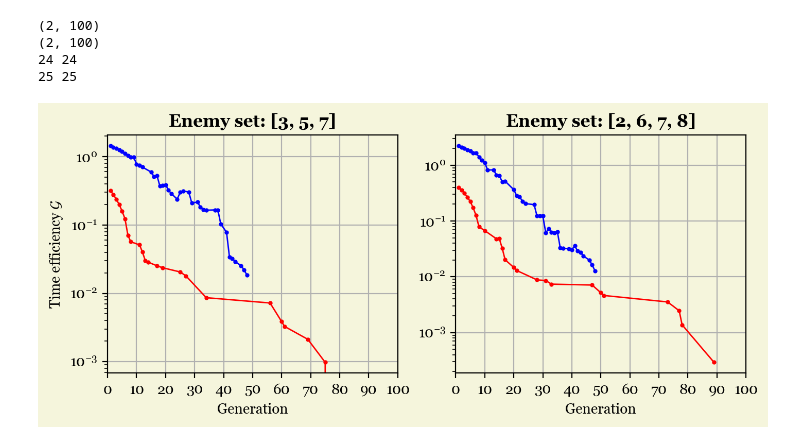
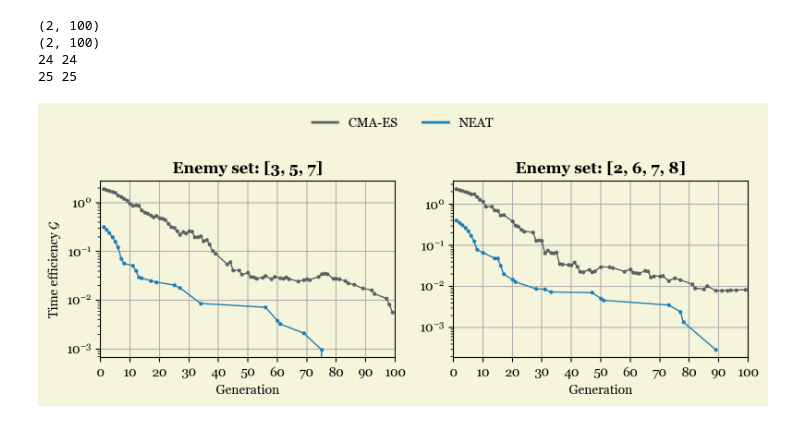
Before and after one commit to jonas4climate/evoman_ec, a Jupyter notebook: generalist_visualization.ipynb, the cells around one changed output. Saved outputs shown, nothing was run; the diff lists cells and outputs as text; code cells hidden in the pictures.

Commit message:
fixed legend time plot and created plots with final data

```diff
--- a/generalist_visualization.ipynb
+++ b/generalist_visualization.ipynb
@@ -69,8 +76,8 @@ This figure presents a comparison of fitness of generalist agents trained with t
 ### Load CMAES fitness data
 # %%
 cmaes_data = np.array([
-    np.load(os.path.join(CMAES_DATAPATH, "set_1", "hp_crit_mean_of_max", "train_all_fitnesses.npy"))[:,:NGEN,:],
-    np.load(os.path.join(CMAES_DATAPATH, "set_2", "hp_crit_mean_of_max", "train_all_fitnesses.npy"))[:,:NGEN,:]
+    np.load(os.path.join(CMAES_DATAPATH, "set_1", "hp_crit_mean", "train_all_fitnesses.npy"))[:,:NGEN,:],
+    np.load(os.path.join(CMAES_DATAPATH, "set_2", "hp_crit_mean", "train_all_fitnesses.npy"))[:,:NGEN,:]
 ])
 
 print(cmaes_data.shape)
@@ -154,15 +161,15 @@ for (i, enemy_set) in enumerate([ENEMY_SET_1, ENEMY_SET_2]):
 lines = []
 labels = []
 for i in range(2):
-    # line1 = axes[i].errorbar(range(NGEN), neat_avg_mean[i], yerr=neat_sd_mean[i], alpha=0.6, lw=1.2, color="red", label="NEAT mean")
-    # line2 = axes[i].errorbar(range(NGEN), neat_avg_max[i], yerr=neat_sd_max[i], alpha=0.6, lw=1.2, color="darkred", label="NEAT max")
+    #line1 = axes[i].errorbar(range(NGEN), neat_avg_mean[i], yerr=neat_sd_mean[i], alpha=0.6, lw=1.2, color="red", label="NEAT mean")
+    #line2 = axes[i].errorbar(range(NGEN), neat_avg_max[i], yerr=neat_sd_max[i], alpha=0.6, lw=1.2, color="darkred", label="NEAT max")
     # line3 = axes[i].errorbar(range(NGEN), np.mean(cmaes_mean[i], axis=0), yerr=np.std(cmaes_mean[i], axis=0), alpha=0.6, lw=1.2, color="royalblue", label="CMAES mean")
     # line4 = axes[i].errorbar(range(NGEN), np.mean(cmaes_max[i], axis=0), yerr=np.std(cmaes_max[i], axis=0), alpha=0.6, lw=1.2, color="darkblue", label="CMAES max")
     # line5 = axes[i].errorbar(range(NGEN), np.mean(cmaes_hof[i], axis=0), yerr=np.std(cmaes_hof[i], axis=0), alpha=0.6, lw=1.2, color="green", label="CMAES HOF-max")
 
-    line3 = plot_mean_with_sd(axes[i], range(50), np.mean(cmaes_mean[i], axis=0), np.std(cmaes_mean[i], axis=0), color="#5a6063", label="CMAES-mean")
-    # line4 = plot_mean_with_sd(axes[i], range(NGEN), np.mean(cmaes_max[i], axis=0), np.std(cmaes_max[i], axis=0), color="#565759", label="CMAES-max")
-    line4 = plot_mean_with_sd(axes[i], range(50), np.mean(cmaes_hof[i], axis=0), np.std(cmaes_hof[i], axis=0), color="#97a2a8", label="CMAES HOF-max")
+    line3 = plot_mean_with_sd(axes[i], range(100), np.mean(cmaes_mean[i], axis=0), np.std(cmaes_mean[i], axis=0), color="#5a6063", label="CMAES-mean")
+    #line4 = plot_mean_with_sd(axes[i], range(NGEN), np.mean(cmaes_max[i], axis=0), np.std(cmaes_max[i], axis=0), color="#565759", label="CMAES-max")
+    line4 = plot_mean_with_sd(axes[i], range(100), np.mean(cmaes_hof[i], axis=0), np.std(cmaes_hof[i], axis=0), color="#97a2a8", label="CMAES HOF-max")
 
     line1 = plot_mean_with_sd(axes[i], range(100), np.mean(neat_mean[i], axis=0), np.std(neat_mean[i], axis=0), color="#1d7eb3", label="NEAT-mean")
     line2 = plot_mean_with_sd(axes[i], range(100), np.mean(neat_max[i], axis=0), np.std(neat_max[i], axis=0), color="#23c2de", label="NEAT-max")
@@ -173,6 +180,6 @@ for i in range(2):
 
 fig.tight_layout(rect=[0, 0, 1, 0.95])
 fig.legend(lines, labels, loc='upper center', ncol=4, bbox_to_anchor=(0.5, 1.02), fontsize=10, frameon=False)
-# fig.savefig("figures/convergence.png", dpi=400)
+#fig.savefig("figures/convergence.png", dpi=400)
 plt.show()
 # %% [output]
@@ -304,7 +352,7 @@ labels = []
 
 for (i, enemy_set) in enumerate([ENEMY_SET_1, ENEMY_SET_2]):
 
-    line1 = plot_mean_with_sd(axes[i], range(50), np.mean(cmaes_cumtime[i], axis=0), np.std(cmaes_cumtime[i], axis=0), color="#5a6063", label=f"CMAES: {ENEMY_SET_2}")
+    line1 = plot_mean_with_sd(axes[i], range(100), np.mean(cmaes_cumtime[i], axis=0), np.std(cmaes_cumtime[i], axis=0), color="#5a6063", label=f"CMAES: {ENEMY_SET_2}")
     line2 = plot_mean_with_sd(axes[i], range(100), np.mean(neat_cumtime[i], axis=0), np.std(neat_cumtime[i], axis=0), color="#1d7eb3", label=f"NEAT: {ENEMY_SET_2}")
 
     if i == 0:
@@ -396,42 +444,50 @@ for i in range(2):
 24 24
 25 25
 # %%
+from matplotlib.lines import Line2D
+
 fig, axes = plt.subplots(1, 2, figsize=(8, 3), dpi=200)
 fig.patch.set_facecolor('beige')
 
 # Plot formatting
 for (i, enemy_set) in enumerate([ENEMY_SET_1, ENEMY_SET_2]):
     # axes[i].set_ylim(-20, 115)
     # axes[i].set_yticks(np.arange(-20, 101, 20))
 
     axes[i].set_facecolor('beige')
 
     if i == 0:
         axes[i].set_ylabel("Time efficiency " + r"$\mathcal{G}$")
 
     axes[i].set_xlim(0, NGEN)
     axes[i].set_xticks(np.arange(0, 101, 10))
     axes[i].set_xlabel("Generation")
     axes[i].set_title(f"Enemy set: {enemy_set}", weight="bold")
     axes[i].set_yscale('log')
     axes[i].grid()
 
 lines = []
 labels = []
 
 for (i, enemy_set) in enumerate([ENEMY_SET_1, ENEMY_SET_2]):
-    line1 = axes[i].plot(cmaes_timeeff_plotdata[i][0], cmaes_timeeff_plotdata[i][1], '-o', c='blue', lw=1, ms=2)
-    line2 = axes[i].plot(neat_timeeff_plotdata[i][0], neat_timeeff_plotdata[i][1], '-o', c='red', lw=1, ms=2)
-    # line1 = plot_mean_with_sd(axes[i], range(50), np.mean(cmaes_timeeff[i], axis=0), np.std(cmaes_timeeff[i], axis=0), color="#5a6063", label=f"CMAES: {ENEMY_SET_2}")
-    # line2 = plot_mean_with_sd(axes[i], range(100), np.mean(neat_timeeff[i], axis=0), np.std(neat_timeeff[i], axis=0), color="#1d7eb3", label=f"NEAT: {ENEMY_SET_2}")
+    line1 = axes[i].plot(cmaes_timeeff_plotdata[i][0], cmaes_timeeff_plotdata[i][1], '-o', color="#5a6063", lw=1, ms=2)
+    line2 = axes[i].plot(neat_timeeff_plotdata[i][0], neat_timeeff_plotdata[i][1], '-o', color="#1d7eb3", lw=1, ms=2)
+    #line1 = plot_mean_with_sd(axes[i], range(100), np.mean(cmaes_timeeff[i], axis=0), np.std(cmaes_timeeff[i], axis=0), color="#5a6063", label=f"CMAES: {ENEMY_SET_2}")
+    #line2 = plot_mean_with_sd(axes[i], range(100), np.mean(neat_timeeff[i], axis=0), np.std(neat_timeeff[i], axis=0), color="#1d7eb3", label=f"NEAT: {ENEMY_SET_2}")
 
-#     if i == 0:
-#         lines.extend([line1, line2])
-#         labels.extend([f"CMAES", f"NEAT"])
+    #if i == 0:
+        #lines.extend([line1, line2])
+        #labels.extend([f"CMAES", f"NEAT"])
 
-# fig.tight_layout(rect=[0, 0, 1, 0.95])
-# fig.legend(lines, labels, loc='upper center', ncol=2, bbox_to_anchor=(0.5, 1.10), fontsize=10, frameon=False)
-# fig.savefig("figures/convergence.png", dpi=400)
+# Create custom Line2D objects for the legend
+CMA_line = Line2D([0], [0], color="#5a6063", lw=2)
+NEAT_line = Line2D([0], [0], color="#1d7eb3", lw=2)
+#CMA_patch = mpatches.Patch(color="#5a6063", label='CMA-ES')
+#NEAT_patch = mpatches.Patch(color="#1d7eb3", label='NEAT')
+
+fig.tight_layout(rect=[0, 0, 1, 0.95])
+fig.legend(handles=[CMA_line, NEAT_line], labels=["CMA-ES", "NEAT"], loc='upper center', ncol=2, bbox_to_anchor=(0.5, 1.10), fontsize=10, frameon=False)
+fig.savefig("figures/timeplot.png", dpi=400)
 plt.show()
 # %% [output]
-[figure, old version]
+[figure, new version]
```
Also changed, not shown: parts of 14 cells of this notebook, 5 other files.
